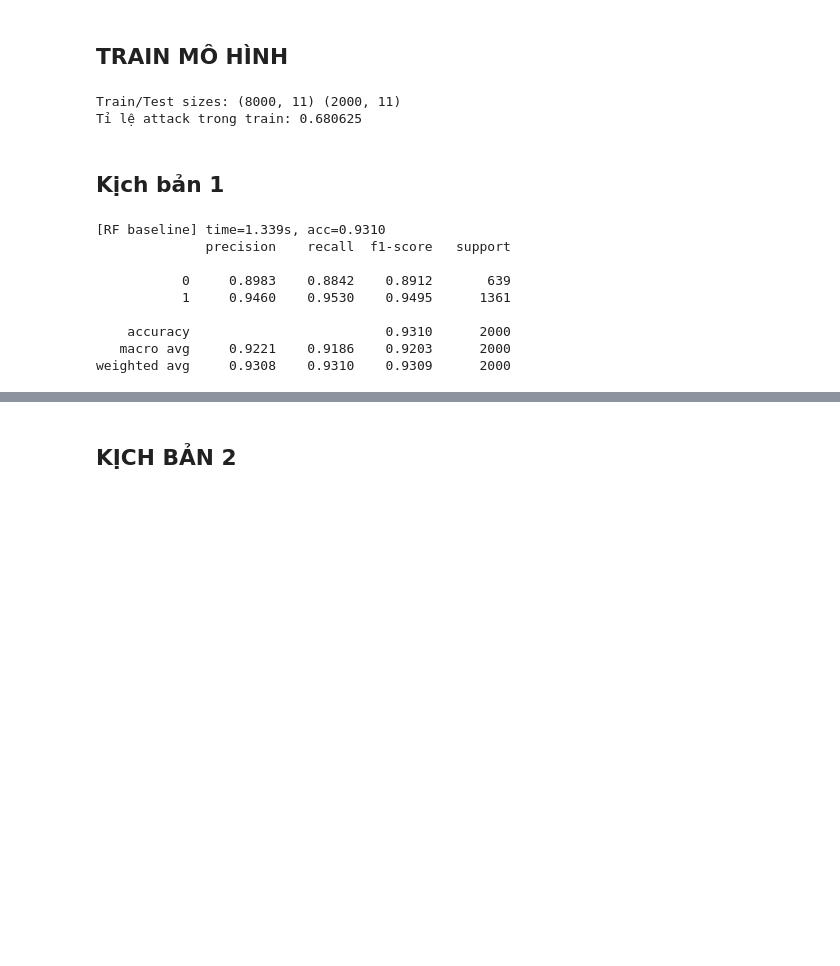
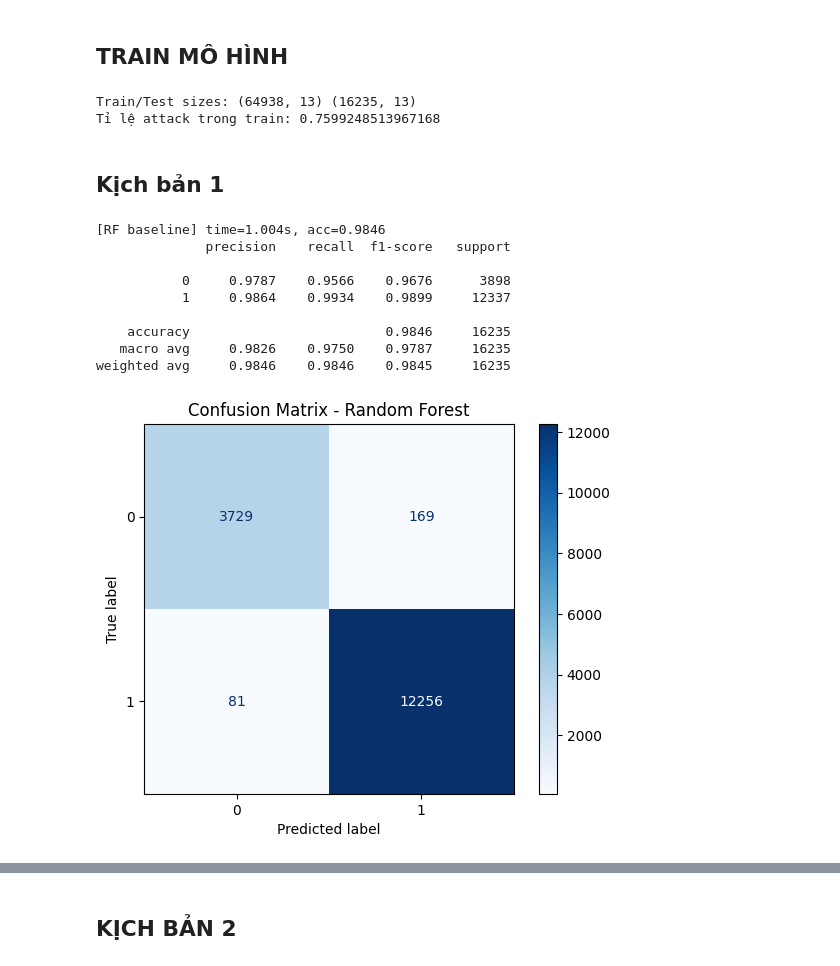
Before and after one commit to hant0505/khdv, a Jupyter notebook: XML-IntrusionDetection/giuaki.ipynb, the cells around one changed output, grey strips where cells are left out. Saved outputs shown, nothing was run; the diff lists cells and outputs as text; code cells hidden in the pictures; blank space fills up the shorter version.

```diff
--- a/XML-IntrusionDetection/giuaki.ipynb
+++ b/XML-IntrusionDetection/giuaki.ipynb
@@ -28,7 +28,7 @@ Trước khi làm sạch: (175341, 45)
 # %%
 # ---------- CẤU HÌNH ----------
   # <-- chỉnh đường dẫn tới file CSV của bạn
-SAMPLE_N = 10000                        # sample size để giảm chi phí tính toán (None để dùng toàn bộ)
+SAMPLE_N = None                        # sample size để giảm chi phí tính toán (None để dùng toàn bộ) 10000
 RANDOM_STATE = 42
 TOP_CORR_THRESHOLD = 0.3                # ngưỡng chọn feature theo |corr| với label
 TOP_K_FEATURES = 15                     # hoặc chọn top-k nếu muốn
@@ -164,8 +164,8 @@ X_train, X_test, y_train, y_test = train_test_split(X_scaled, y_sel, test_size=0
 print("Train/Test sizes:", X_train.shape, X_test.shape)
 print("Tỉ lệ attack trong train:", y_train.mean())
 # %% [output]
-Train/Test sizes: (8000, 11) (2000, 11)
-Tỉ lệ attack trong train: 0.680625
+Train/Test sizes: (64938, 13) (16235, 13)
+Tỉ lệ attack trong train: 0.7599248513967168
 # %%
 # ---------- Utility train + eval ----------
 def train_and_eval(model, X_tr, y_tr, X_te, y_te):
@@ -184,15 +184,26 @@ res_rf = train_and_eval(rf, X_train, y_train, X_test, y_test)
 print("\n[RF baseline] time=%.3fs, acc=%.4f" % (res_rf['train_time_s'], res_rf['accuracy']))
 print(res_rf['report'])
 # %% [output]
-[RF baseline] time=1.339s, acc=0.9310
+[RF baseline] time=1.004s, acc=0.9846
               precision    recall  f1-score   support
 
-           0     0.8983    0.8842    0.8912       639
-           1     0.9460    0.9530    0.9495      1361
+           0     0.9787    0.9566    0.9676      3898
+           1     0.9864    0.9934    0.9899     12337
 
-    accuracy                         0.9310      2000
-   macro avg     0.9221    0.9186    0.9203      2000
-weighted avg     0.9308    0.9310    0.9309      2000
+    accuracy                         0.9846     16235
+   macro avg     0.9826    0.9750    0.9787     16235
+weighted avg     0.9846    0.9846    0.9845     16235
+# %%
+from sklearn.metrics import confusion_matrix, ConfusionMatrixDisplay
+
+y_pred = res_rf['model'].predict(X_test)
+cm = confusion_matrix(y_test, y_pred)
+disp = ConfusionMatrixDisplay(confusion_matrix=cm)
+disp.plot(cmap="Blues")
+plt.title("Confusion Matrix - Random Forest")
+plt.show()
+# %% [output]
+[figure, added]
 # %%
 # Feature importance bar chart (top 10)
 fi = pd.Series(res_rf['model'].feature_importances_, index=X_train.columns).sort_values(ascending=False)
```
Also changed, not shown: parts of 14 cells of this notebook, 3 other files.
